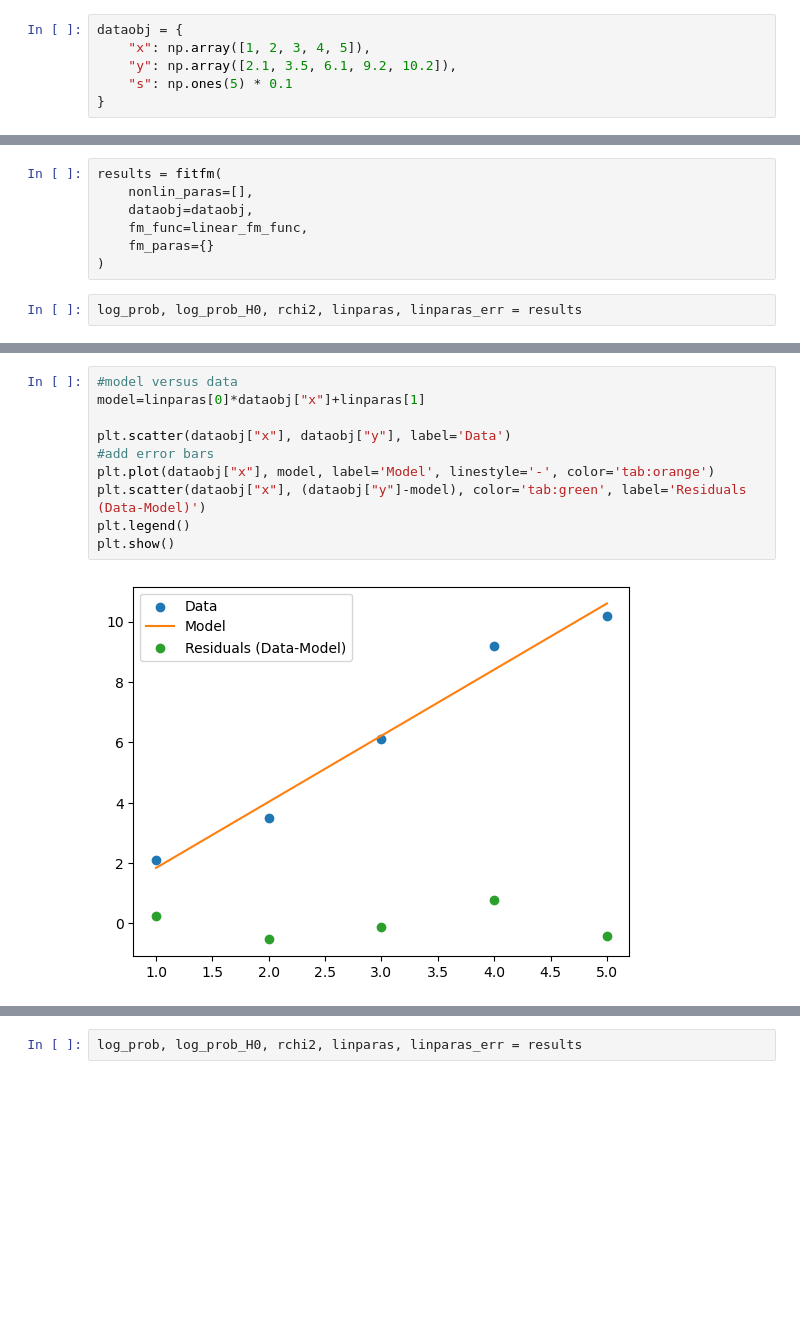
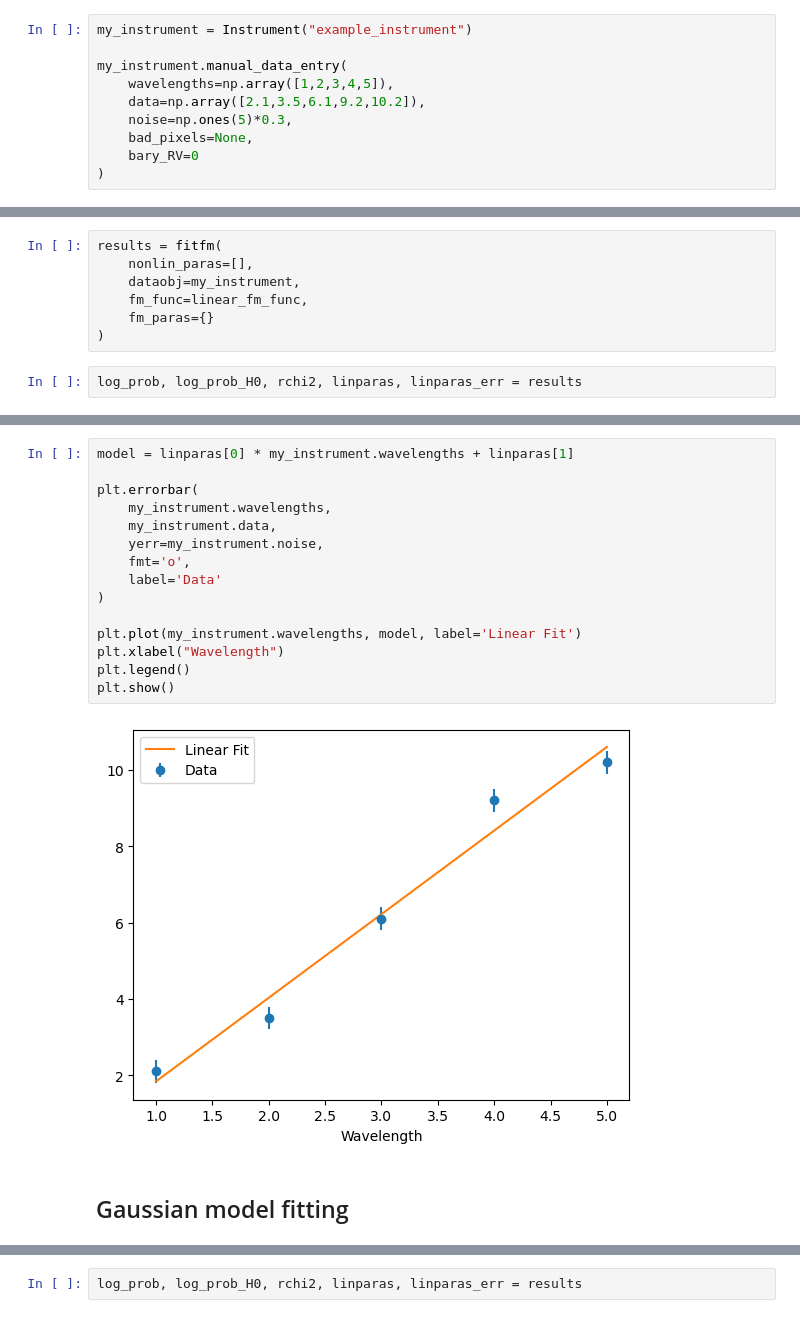
Before and after one commit to jruffio/breads, a Jupyter notebook: demos/breads_simple_fit_tutorial.ipynb, the cells around one changed output, grey strips where cells are left out. Saved outputs shown, nothing was run; the diff lists cells and outputs as text; blank space fills up the shorter version.

Commit message:
Updated breads tutorial
Fixed typo, added high level paragraph, re-formatted, added breads instrument class, added MCMC simulations

```diff
--- a/demos/breads_simple_fit_tutorial.ipynb
+++ b/demos/breads_simple_fit_tutorial.ipynb
@@ -34,6 +67,10 @@ def linear_fm_func(nonlin_paras, dataobj, **fm_paras):
 # %%
-dataobj = {
-    "x": np.array([1, 2, 3, 4, 5]),
-    "y": np.array([2.1, 3.5, 6.1, 9.2, 10.2]),
-    "s": np.ones(5) * 0.1
-}
+my_instrument = Instrument("example_instrument")
+
+my_instrument.manual_data_entry(
+    wavelengths=np.array([1,2,3,4,5]),
+    data=np.array([2.1,3.5,6.1,9.2,10.2]),
+    noise=np.ones(5)*0.3,
+    bad_pixels=None,
+    bary_RV=0
+)
@@ -42,7 +79,7 @@ dataobj = {
 # %%
 results = fitfm(
     nonlin_paras=[],
-    dataobj=dataobj,
+    dataobj=my_instrument,
     fm_func=linear_fm_func,
     fm_paras={}
 )
@@ -59,13 +96,20 @@ Reduced chi2: 22.93999999999998
 # %%
-#model versus data
-model=linparas[0]*dataobj["x"]+linparas[1]
+model = linparas[0] * my_instrument.wavelengths + linparas[1]
 
-plt.scatter(dataobj["x"], dataobj["y"], label='Data')
-#add error bars
-plt.plot(dataobj["x"], model, label='Model', linestyle='-', color='tab:orange')
-plt.scatter(dataobj["x"], (dataobj["y"]-model), color='tab:green', label='Residuals (Data-Model)')
+plt.errorbar(
+    my_instrument.wavelengths,
+    my_instrument.data,
+    yerr=my_instrument.noise,
+    fmt='o',
+    label='Data'
+)
+
+plt.plot(my_instrument.wavelengths, model, label='Linear Fit')
+plt.xlabel("Wavelength")
 plt.legend()
 plt.show()
 # %% [output]
-[figure, old version]
+[figure, new version]
+# %% [markdown]
+## Gaussian model fitting
 # %% [markdown]
```
Also changed, not shown: parts of 29 cells of this notebook.
